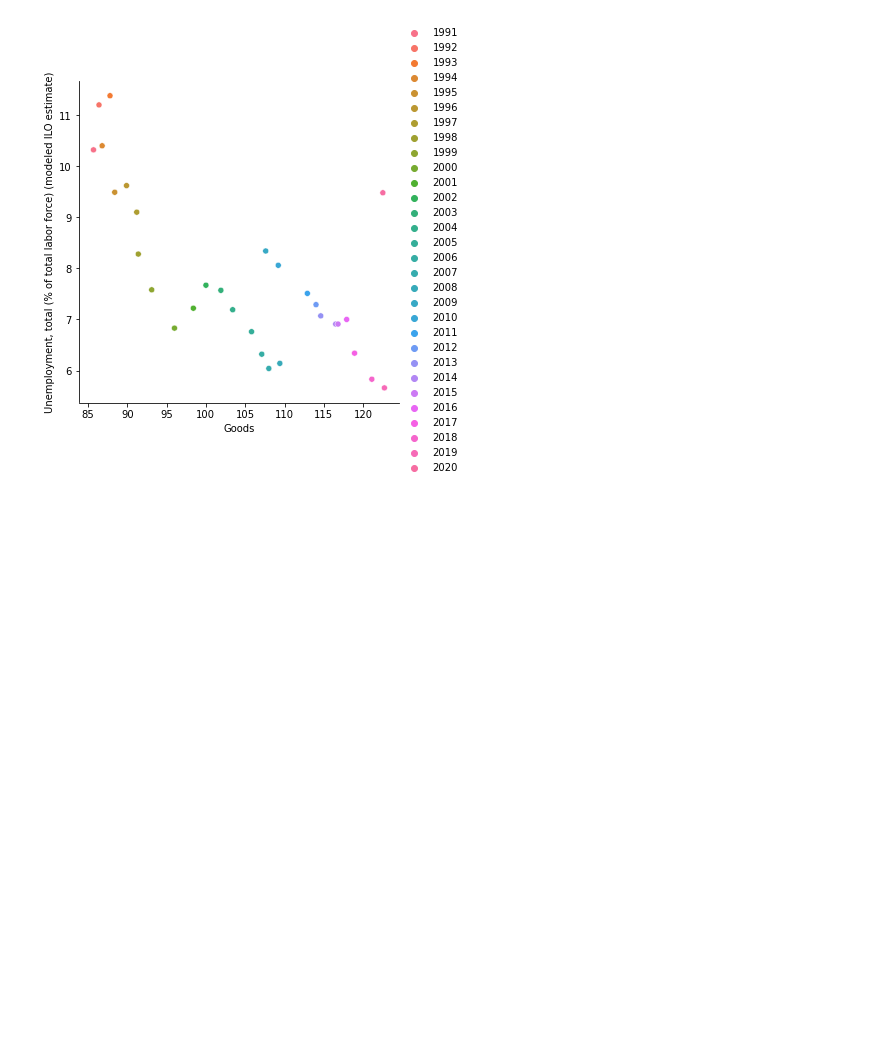
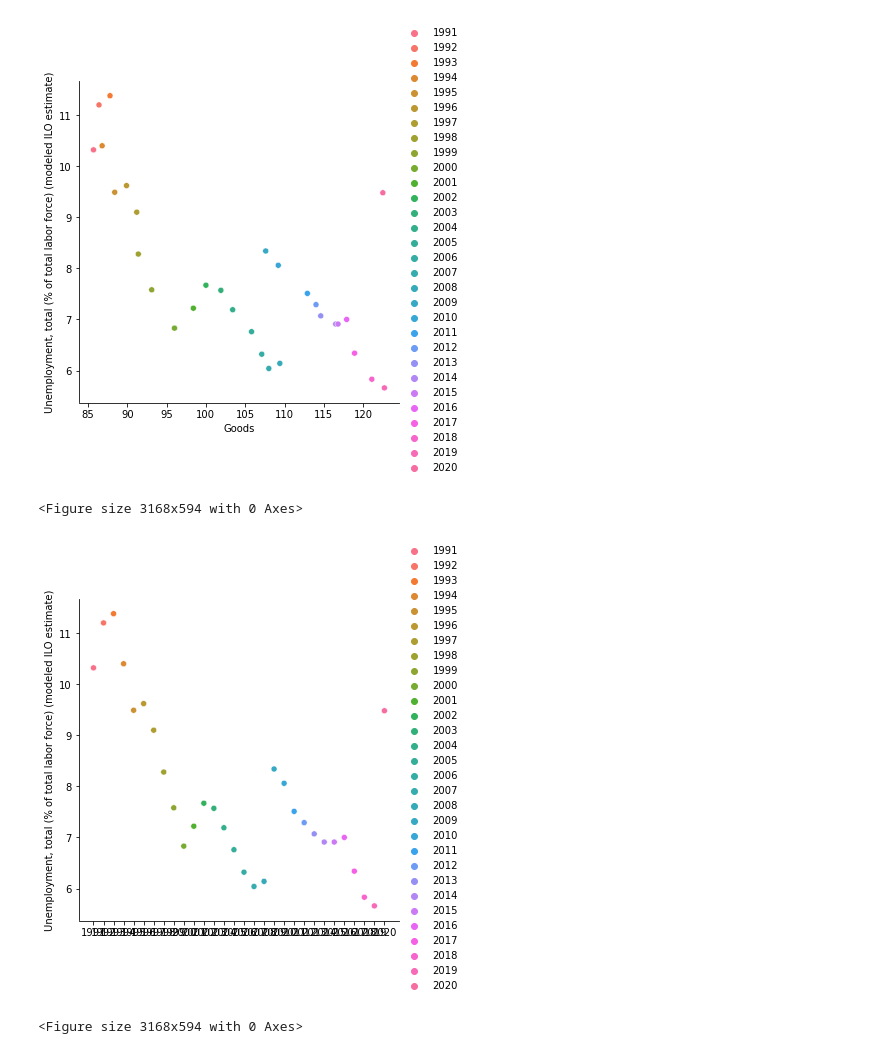
Before and after one commit to data301-2021-summer2/group-11-project, a Jupyter notebook: data/DataProcessingFunctions-Andy.ipynb, the cells around one changed output. Saved outputs shown, nothing was run; the diff lists cells and outputs as text; code cells hidden in the pictures; blank space fills up the shorter version.

Commit message:
looking good with the graphs

```diff
--- a/data/DataProcessingFunctions-Andy.ipynb
+++ b/data/DataProcessingFunctions-Andy.ipynb
@@ -295,3 +295,10 @@ ax = sns.relplot(y='Unemployment, total (% of total labor force) (modeled ILO es
 ax = sns.relplot(y='Unemployment, total (% of total labor force) (modeled ILO estimate)', x='Goods', data=masterDFFrom1991to2021.transpose(),hue=masterDFFrom1991to2021.columns)
 # %% [output]
 [figure]
+# %%
+ax = sns.relplot(y='Unemployment, total (% of total labor force) (modeled ILO estimate)', x=masterDFFrom1991to2021.columns, data=masterDFFrom1991to2021.transpose(),hue=masterDFFrom1991to2021.columns)
+figure(figsize=(32,6),dpi=99)
+# %% [output]
+<Figure size 3168x594 with 0 Axes>
+[figure, added]
+<Figure size 3168x594 with 0 Axes>
```
Also changed, not shown: parts of 1 cell of this notebook.
